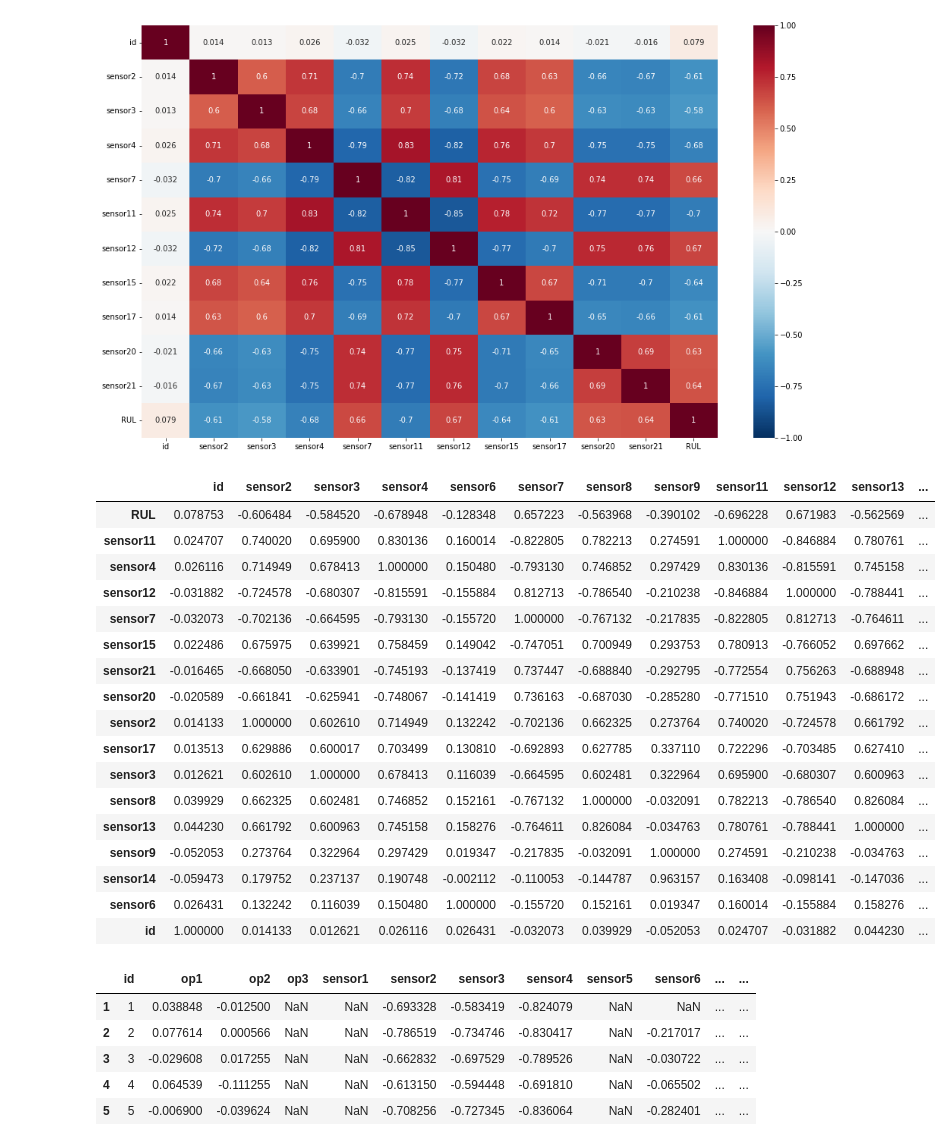
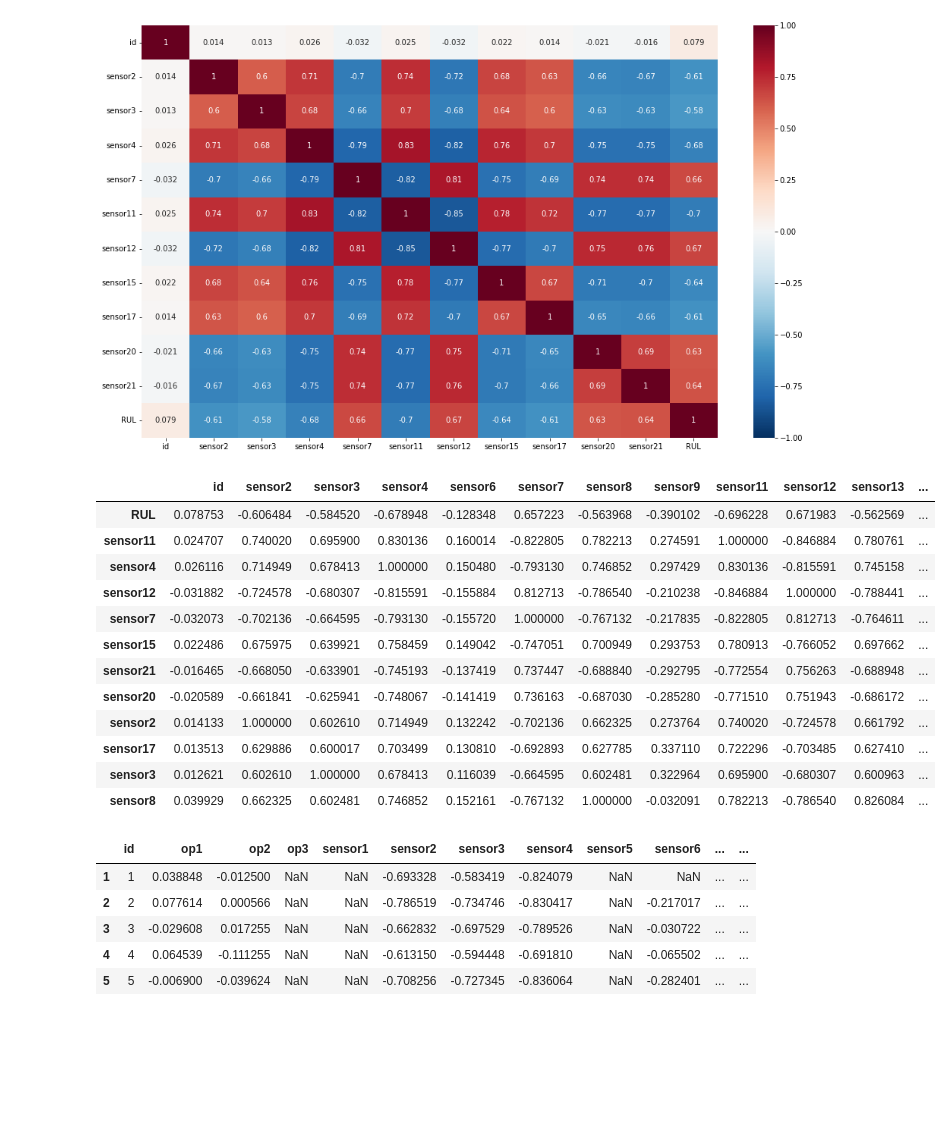
Before and after one commit to lucas-fpaiva/estatistica_pes, a Jupyter notebook: exploratory-m1.ipynb, the cells around one changed output. Drawn from its saved outputs; the diff is of its cells as text; code cells hidden in the pictures; blank space fills up the shorter version.

```diff
--- a/exploratory-m1.ipynb
+++ b/exploratory-m1.ipynb
@@ -258,26 +203,21 @@ sns.heatmap(data_cor.drop(['sensor8','sensor13','sensor9','sensor14','sensor6'],
 <AxesSubplot:>
 [figure]
 # %%
-data_cor.sort_values(by=['RUL'], ascending=False, key=abs).head(20)
+data_cor.sort_values(by=['RUL'], ascending=False, key=abs).head(12)
 # %% [output]
 |  | id | sensor2 | sensor3 | sensor4 | sensor6 | sensor7 | sensor8 | sensor9 | sensor11 | sensor12 | sensor13 | ... |
 | RUL | 0.078753 | -0.606484 | -0.584520 | -0.678948 | -0.128348 | 0.657223 | -0.563968 | -0.390102 | -0.696228 | 0.671983 | -0.562569 | ... |
 | sensor11 | 0.024707 | 0.740020 | 0.695900 | 0.830136 | 0.160014 | -0.822805 | 0.782213 | 0.274591 | 1.000000 | -0.846884 | 0.780761 | ... |
 | sensor4 | 0.026116 | 0.714949 | 0.678413 | 1.000000 | 0.150480 | -0.793130 | 0.746852 | 0.297429 | 0.830136 | -0.815591 | 0.745158 | ... |
 | sensor12 | -0.031882 | -0.724578 | -0.680307 | -0.815591 | -0.155884 | 0.812713 | -0.786540 | -0.210238 | -0.846884 | 1.000000 | -0.788441 | ... |
 | sensor7 | -0.032073 | -0.702136 | -0.664595 | -0.793130 | -0.155720 | 1.000000 | -0.767132 | -0.217835 | -0.822805 | 0.812713 | -0.764611 | ... |
 | sensor15 | 0.022486 | 0.675975 | 0.639921 | 0.758459 | 0.149042 | -0.747051 | 0.700949 | 0.293753 | 0.780913 | -0.766052 | 0.697662 | ... |
 | sensor21 | -0.016465 | -0.668050 | -0.633901 | -0.745193 | -0.137419 | 0.737447 | -0.688840 | -0.292795 | -0.772554 | 0.756263 | -0.688948 | ... |
 | sensor20 | -0.020589 | -0.661841 | -0.625941 | -0.748067 | -0.141419 | 0.736163 | -0.687030 | -0.285280 | -0.771510 | 0.751943 | -0.686172 | ... |
 | sensor2 | 0.014133 | 1.000000 | 0.602610 | 0.714949 | 0.132242 | -0.702136 | 0.662325 | 0.273764 | 0.740020 | -0.724578 | 0.661792 | ... |
 | sensor17 | 0.013513 | 0.629886 | 0.600017 | 0.703499 | 0.130810 | -0.692893 | 0.627785 | 0.337110 | 0.722296 | -0.703485 | 0.627410 | ... |
 | sensor3 | 0.012621 | 0.602610 | 1.000000 | 0.678413 | 0.116039 | -0.664595 | 0.602481 | 0.322964 | 0.695900 | -0.680307 | 0.600963 | ... |
 | sensor8 | 0.039929 | 0.662325 | 0.602481 | 0.746852 | 0.152161 | -0.767132 | 1.000000 | -0.032091 | 0.782213 | -0.786540 | 0.826084 | ... |
-| sensor13 | 0.044230 | 0.661792 | 0.600963 | 0.745158 | 0.158276 | -0.764611 | 0.826084 | -0.034763 | 0.780761 | -0.788441 | 1.000000 | ... |
-| sensor9 | -0.052053 | 0.273764 | 0.322964 | 0.297429 | 0.019347 | -0.217835 | -0.032091 | 1.000000 | 0.274591 | -0.210238 | -0.034763 | ... |
-| sensor14 | -0.059473 | 0.179752 | 0.237137 | 0.190748 | -0.002112 | -0.110053 | -0.144787 | 0.963157 | 0.163408 | -0.098141 | -0.147036 | ... |
-| sensor6 | 0.026431 | 0.132242 | 0.116039 | 0.150480 | 1.000000 | -0.155720 | 0.152161 | 0.019347 | 0.160014 | -0.155884 | 0.158276 | ... |
-| id | 1.000000 | 0.014133 | 0.012621 | 0.026116 | 0.026431 | -0.032073 | 0.039929 | -0.052053 | 0.024707 | -0.031882 | 0.044230 | ... |
 # %%
 max_list = []
 def add_rul_(g):
```
Also changed, not shown: parts of 9 cells of this notebook.
